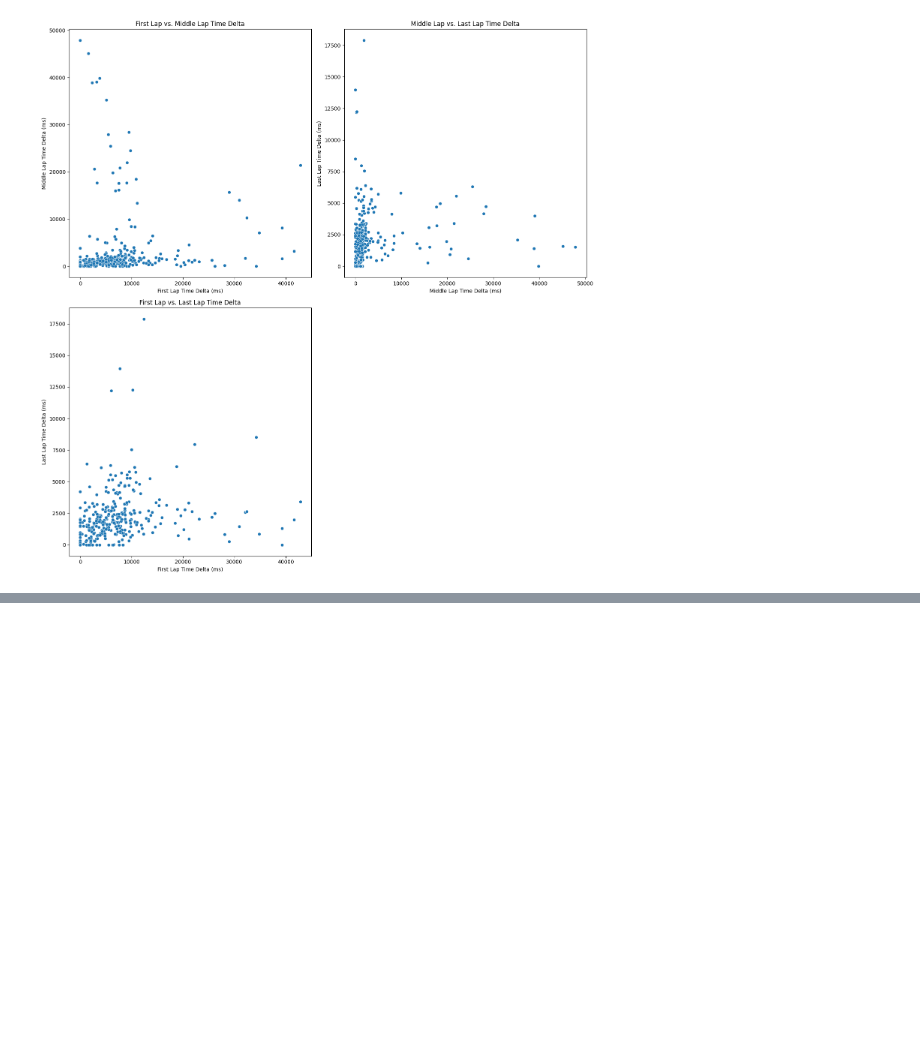
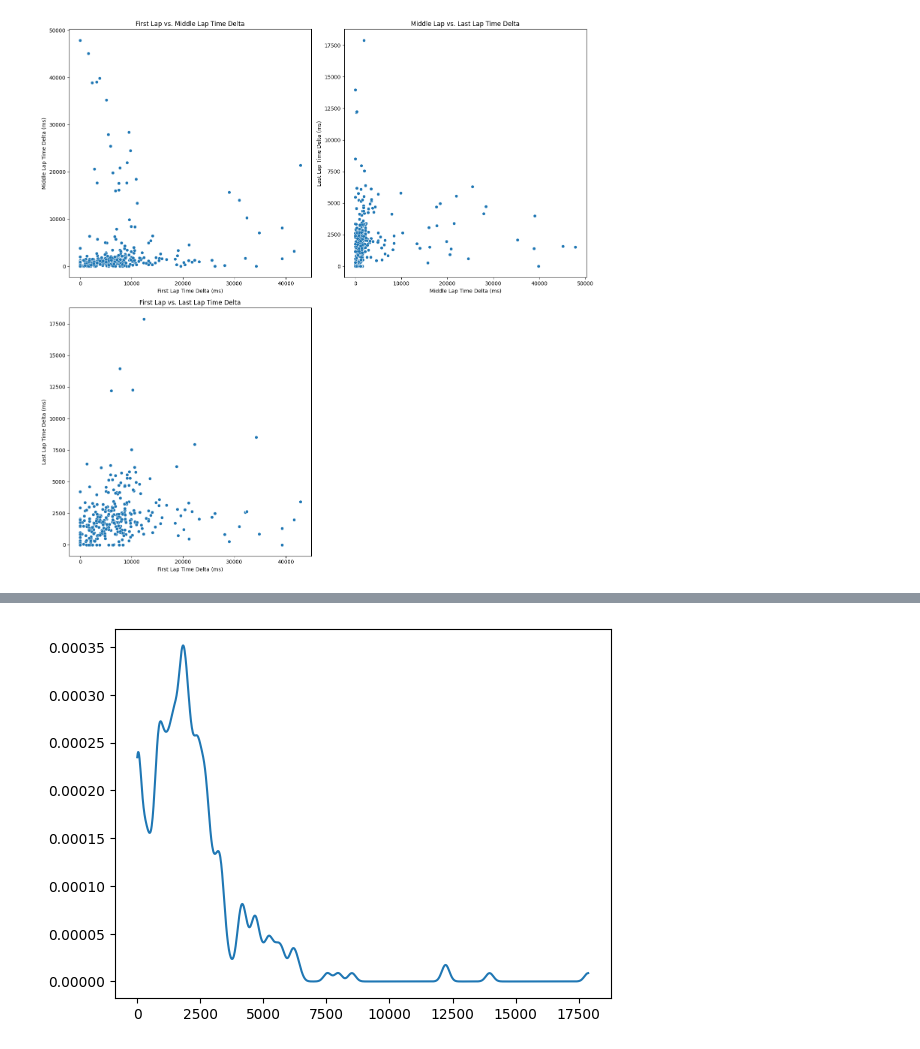
Before and after one commit to MichaelAngeloTheFirst/Formula1-Dataset-Exploration, a Jupyter notebook: f1_times.ipynb, the cells around one changed output, grey strips where cells are left out. Saved outputs shown, nothing was run; the diff lists cells and outputs as text; code cells hidden in the pictures; blank space fills up the shorter version.

```diff
--- a/f1_times.ipynb
+++ b/f1_times.ipynb
@@ -439,0 +536,14 @@ plt.show()
+# %%
+filtered_last_lap_delta = times_delta[times_delta['lastLapDelta'].notnull()][times_delta['lastLapDelta'] < 1e6]['lastLapDelta']
+#convert to int
+filtered_last_lap_delta = filtered_last_lap_delta.astype(int)
+# delete last value
+# filtered_last_lap_delta = filtered_last_lap_delta[:-1]
+
+last_lap_estimator = calculate_estimator(filtered_last_lap_delta, 150)
+
+# get_base_plot("First Lap Time")
+plt.plot(np.linspace(min(filtered_last_lap_delta), max(filtered_last_lap_delta), 1000), last_lap_estimator)
+plt.show()
+# %% [output]
+[figure, added]
```
Also changed, not shown: parts of 18 cells of this notebook.
